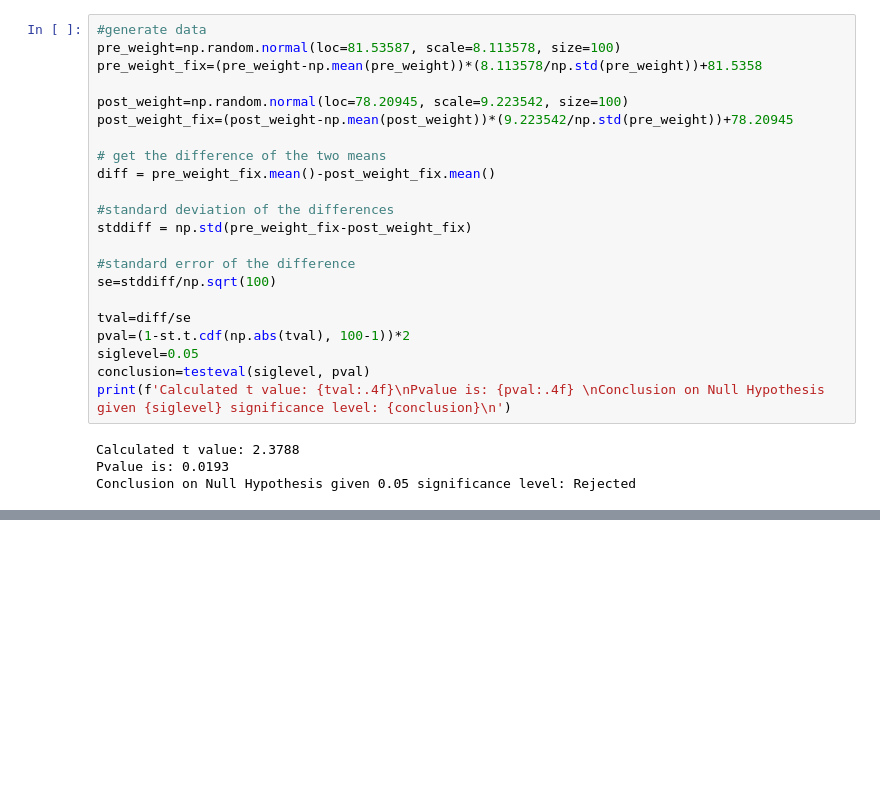
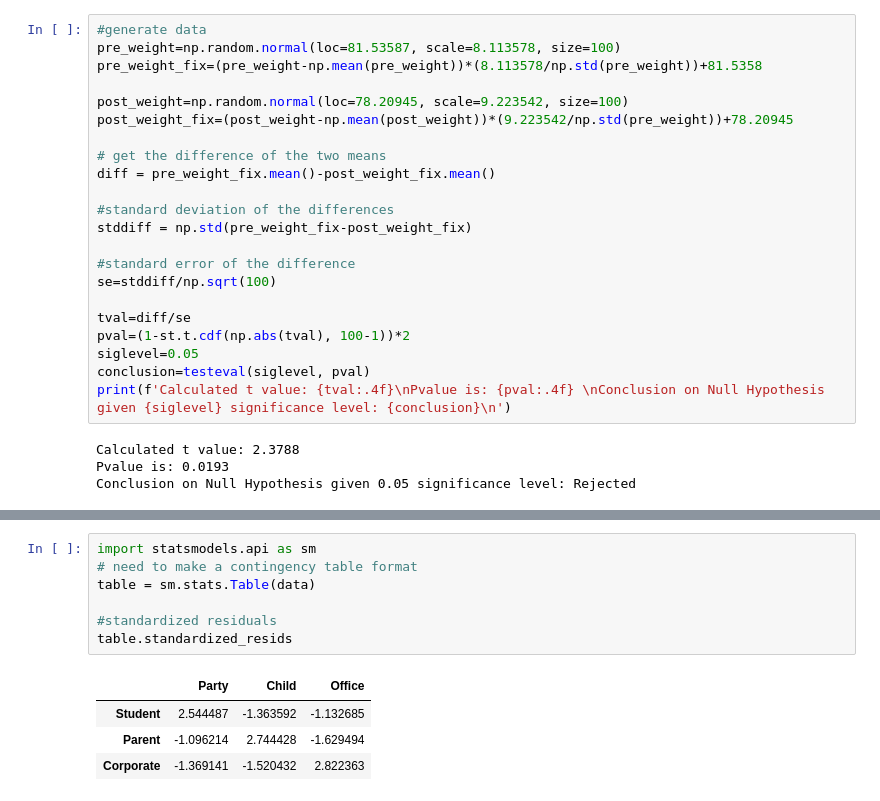
Before and after one commit to AilingLiu/Inferential_Statistics, a Jupyter notebook: Inferential_Statistics.ipynb, the cells around one changed output, grey strips where cells are left out. Saved outputs shown, nothing was run; the diff lists cells and outputs as text; blank space fills up the shorter version.

```diff
--- a/Inferential_Statistics.ipynb
+++ b/Inferential_Statistics.ipynb
@@ -407,0 +461,12 @@ Conclusion on Null Hypothesis given 0.05 significance level: Rejected
+# %%
+import statsmodels.api as sm
+# need to make a contingency table format
+table = sm.stats.Table(data)
+
+#standardized residuals
+table.standardized_resids
+# %% [output]
+|  | Party | Child | Office |
+| Student | 2.544487 | -1.363592 | -1.132685 |
+| Parent | -1.096214 | 2.744428 | -1.629494 |
+| Corporate | -1.369141 | -1.520432 | 2.822363 |
```
Also changed, not shown: parts of 30 cells of this notebook.
